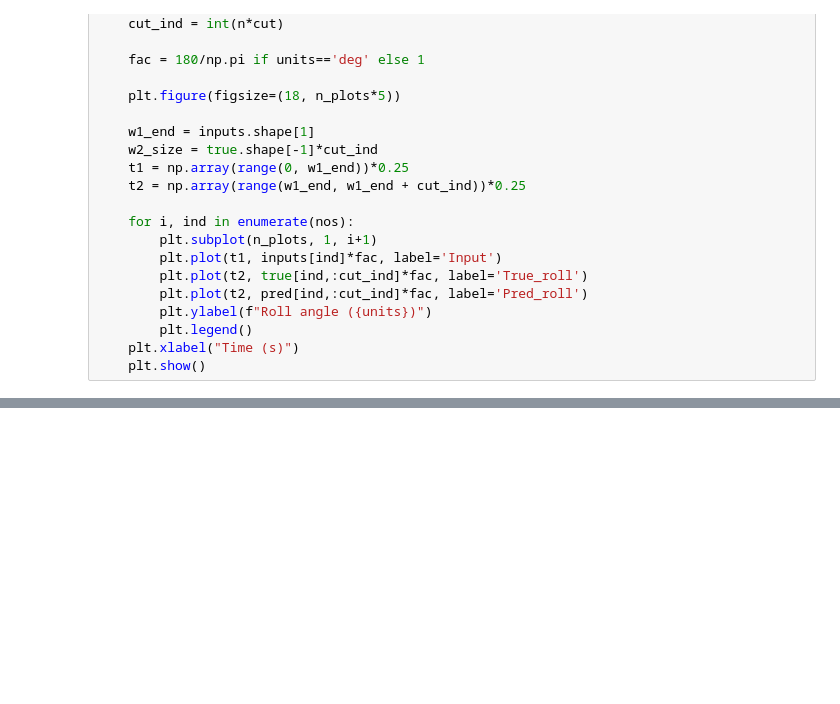
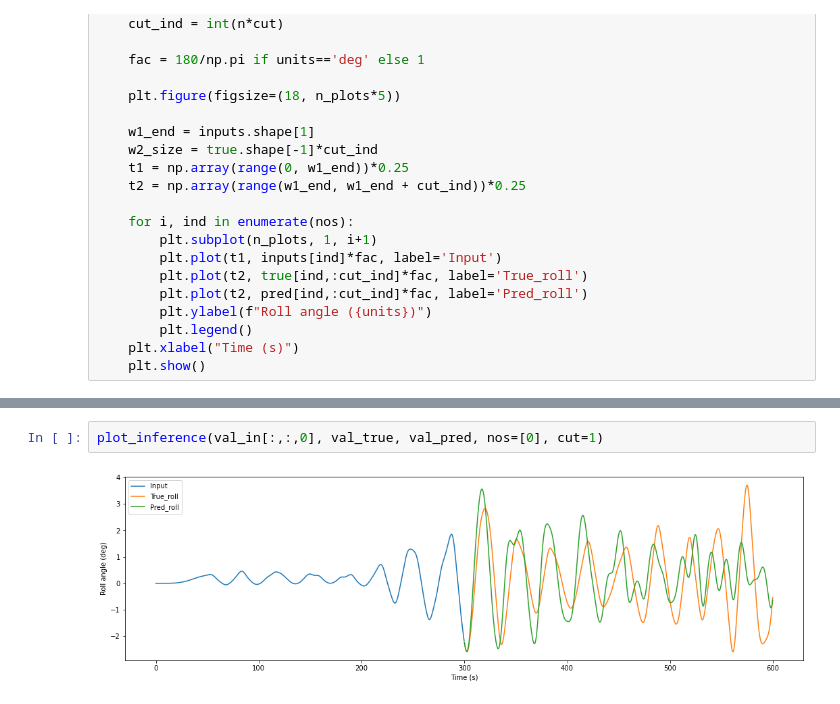
Before and after one commit to Nish171/Parametric_Roll_Detection, a Jupyter notebook: notebooks/Model_03.ipynb, the cells around one changed output, grey strips where cells are left out. Cells and saved outputs as stored; diff of their text form; blank space fills up the shorter version.

```diff
--- a/notebooks/Model_03.ipynb
+++ b/notebooks/Model_03.ipynb
@@ -434,0 +404,4 @@ plot_inference(test_in[:,:,0], test_true, test_pred, nos=[0,1,2,3,4,5,6], cut=1)
+# %%
+plot_inference(val_in[:,:,0], val_true, val_pred, nos=[0], cut=1)
+# %% [output]
+[figure, added]
```
Also changed, not shown: parts of 5 cells of this notebook, 13 other files.
